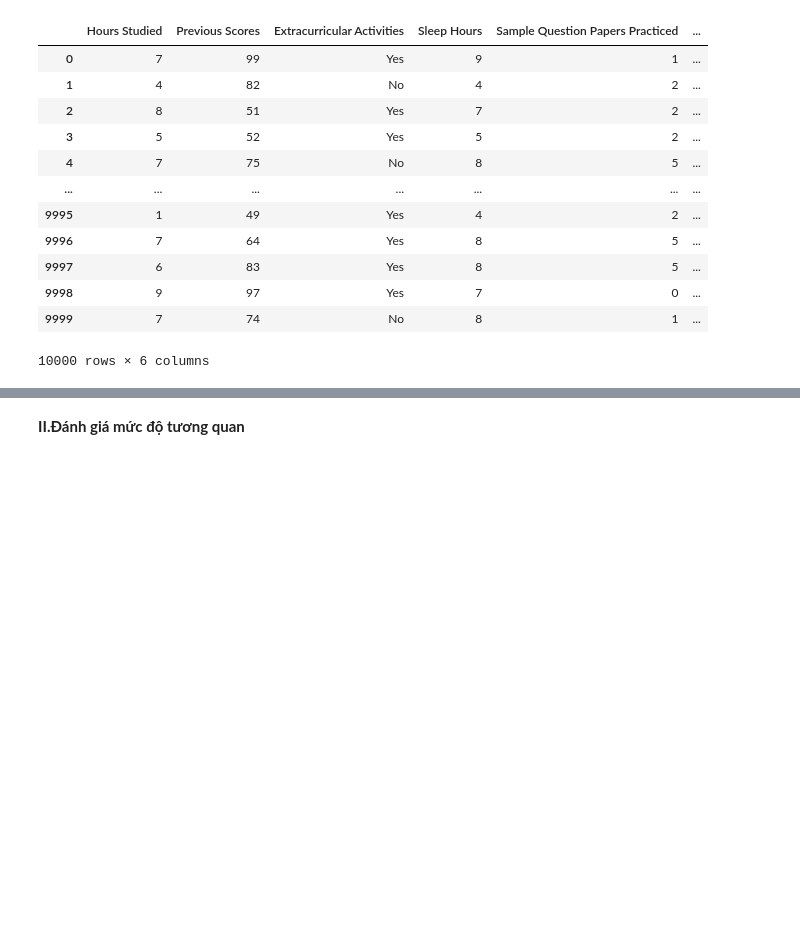
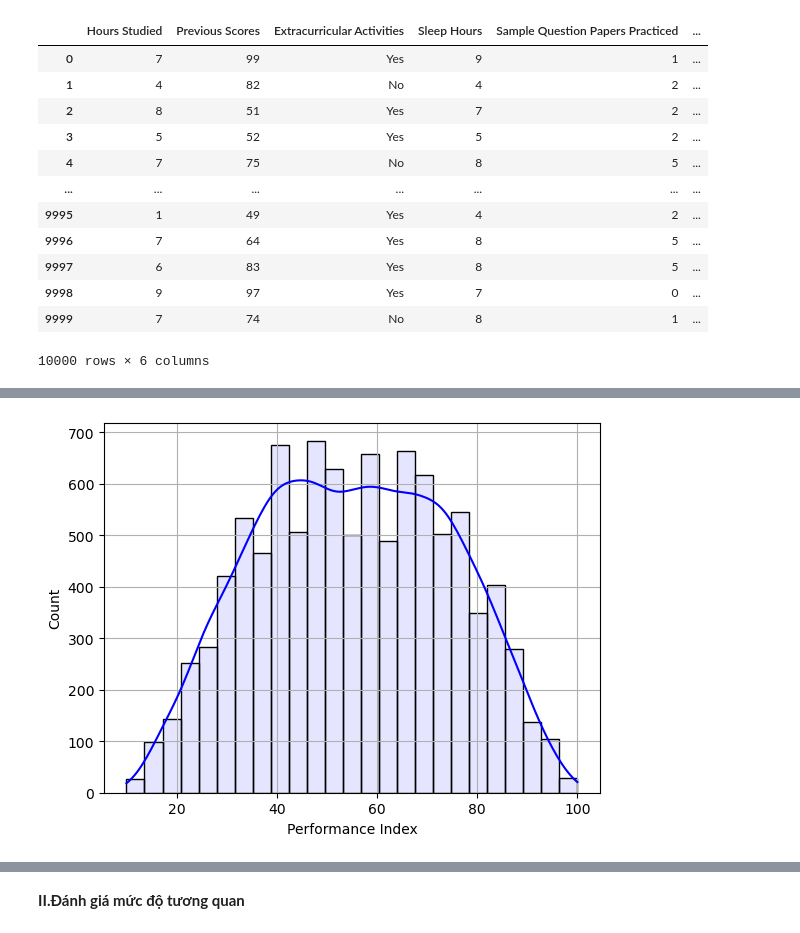
Before and after one commit to fmt133/MAI, a Jupyter notebook: MAI GROUP4.ipynb, the cells around one changed output, grey strips where cells are left out. Saved outputs shown, nothing was run; the diff lists cells and outputs as text; code cells hidden in the pictures; blank space fills up the shorter version.

```diff
--- a/MAI GROUP4.ipynb
+++ b/MAI GROUP4.ipynb
@@ -28,2 +40,2 @@ Cleanning data , encode data
 # %%
-data_encode = data.copy()
+data_clean = data.copy()
@@ -29,0 +55,6 @@ data_encode = data.copy()
+# %%
+#Vẽ biểu đồ histplot miêu tả sự phân bố dữ liệu của cột selling_price
+sns.histplot(data = data_clean, x = "Performance Index", bins=25, color = "blue", kde = True, line_kws = {'color':'red'}, alpha = 0.1)
+plt.grid()
+# %% [output]
+[figure, added]
```
Also changed, not shown: parts of 41 cells of this notebook.
